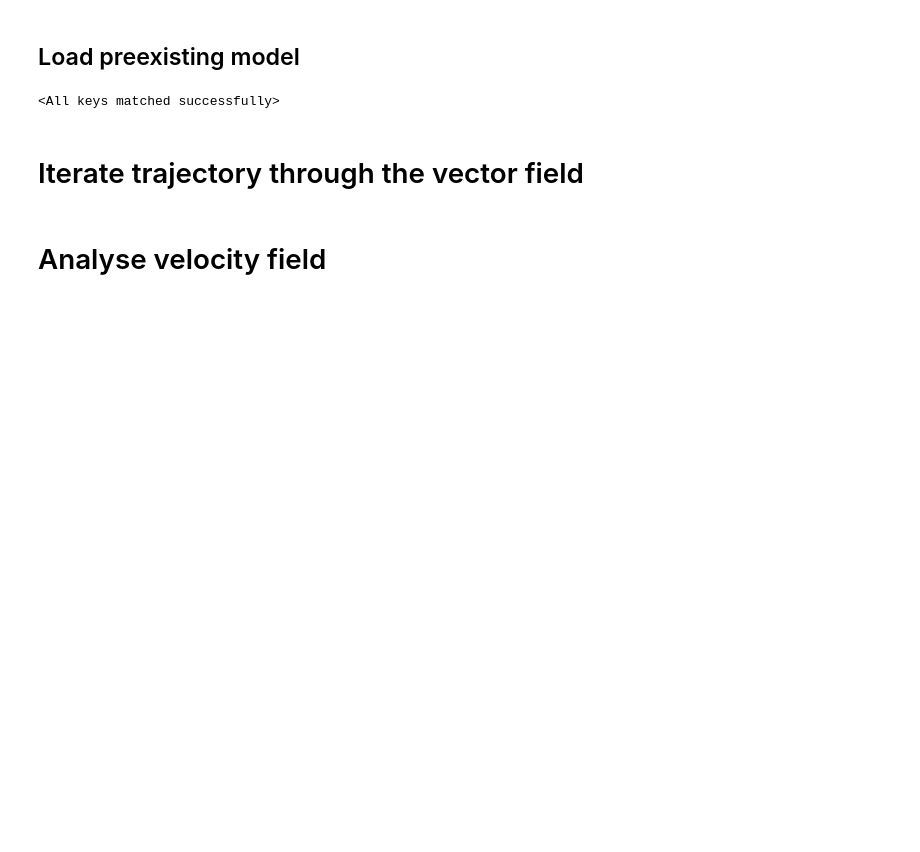
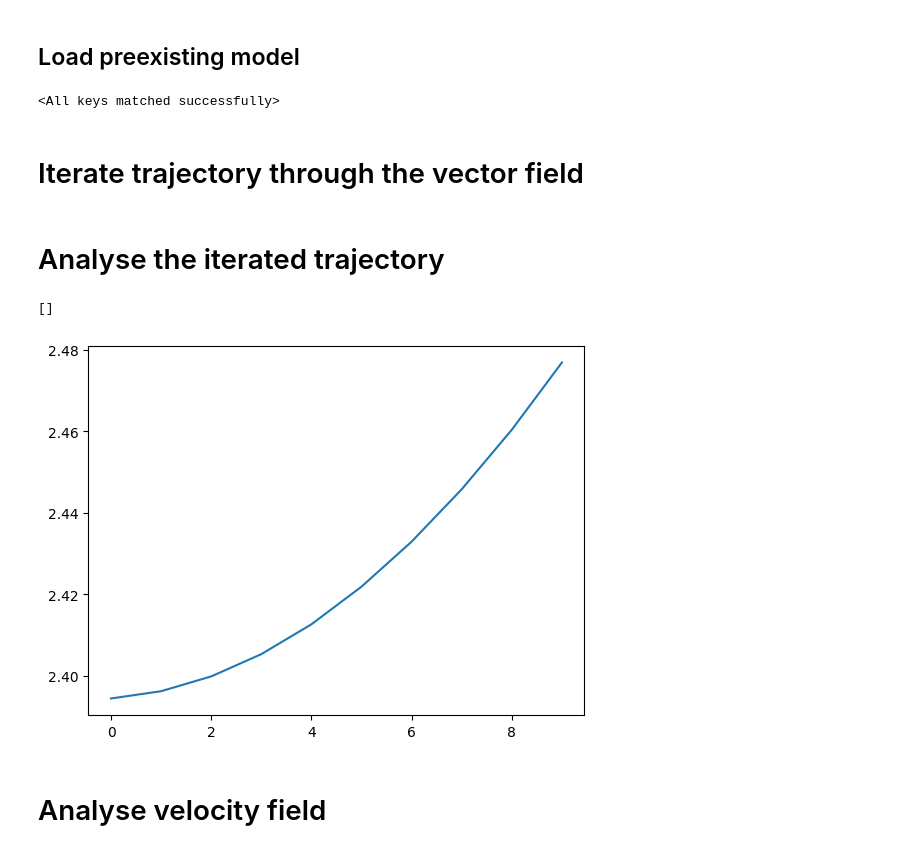
Before and after one commit to SFGLab/FlowMovie, a Jupyter notebook: notebooks/FM_test.ipynb, the cells around one changed output. Cells and saved outputs as stored; diff of their text form; code cells hidden in the pictures; blank space fills up the shorter version.

```diff
--- a/notebooks/FM_test.ipynb
+++ b/notebooks/FM_test.ipynb
@@ -113,9 +141,12 @@ def iterate_trajectory(model, x0, time_steps=100, lr=0.1):
             structures.append(x_curr)
     return structures
 # %%
-x0_vec = x0_npy[2,:]
+struct_id = 0
+x0_vec = x0_npy[struct_id,:]
+x1_vec = x1_npy[struct_id,:]
 x0_3d =  x0_vec.reshape((int(len(x0_vec)/3), 3))
-structures = iterate_trajectory(model, x0_vec, time_steps=400, lr=0.01)
+x1_3d =  x1_vec.reshape((int(len(x1_vec)/3), 3))
+structures = iterate_trajectory(model, x0_vec, time_steps=100, lr=0.01)
 # %%
 import sys
 from pathlib import Path
@@ -136,5 +167,19 @@ figs = [visualize_whole_genome(
         for i, points in enumerate(structures)]
 # %%
 create_gif(figs, "./animation.gif", duration=300)
+# %% [markdown]
+# Analyse the iterated trajectory
+# %%
+def rmsd_direct(A: np.ndarray, B: np.ndarray) -> float:
+    """Compute direct RMSD between two (m, 3) point sets."""
+    return np.sqrt(np.mean(np.sum((A - B) ** 2, axis=1)))
+# %%
+rmsds = [rmsd_direct(struct.reshape((int(struct.shape[1]/3),3)), x1_3d) for struct in structures]
+# %%
+plt.plot(rmsds)
+plt.plot()
+# %% [output]
+[]
+[figure, added]
 # %% [markdown]
 # Analyse velocity field
```
Also changed, not shown: parts of 9 cells of this notebook.
